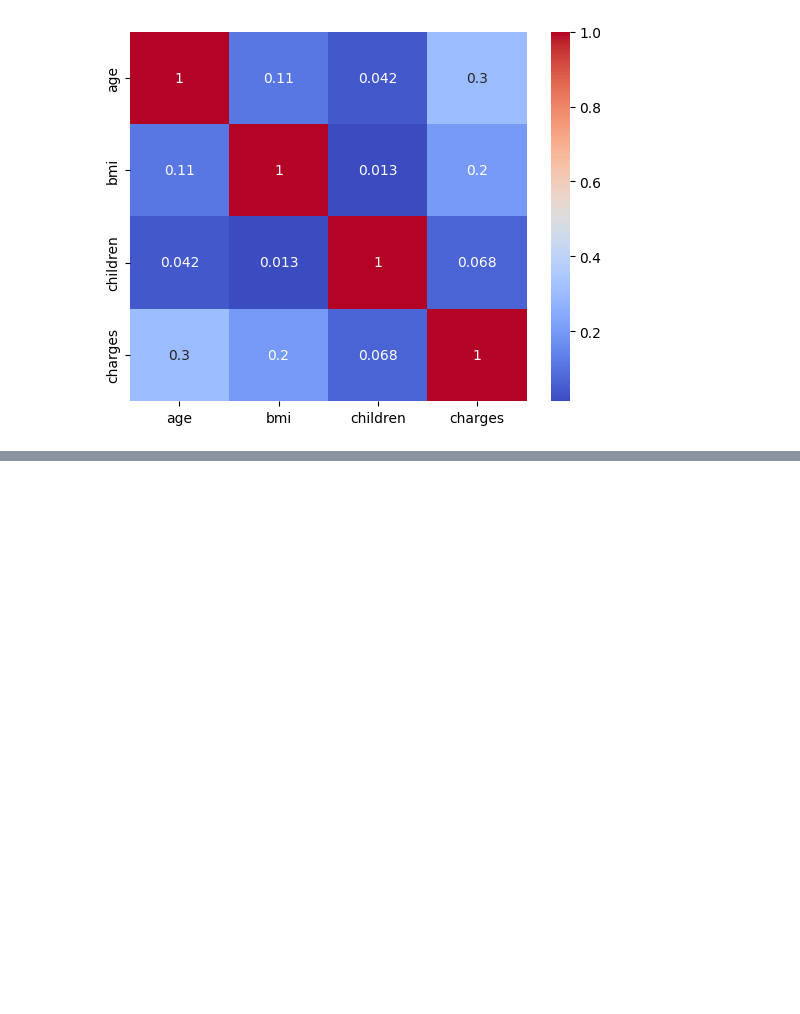
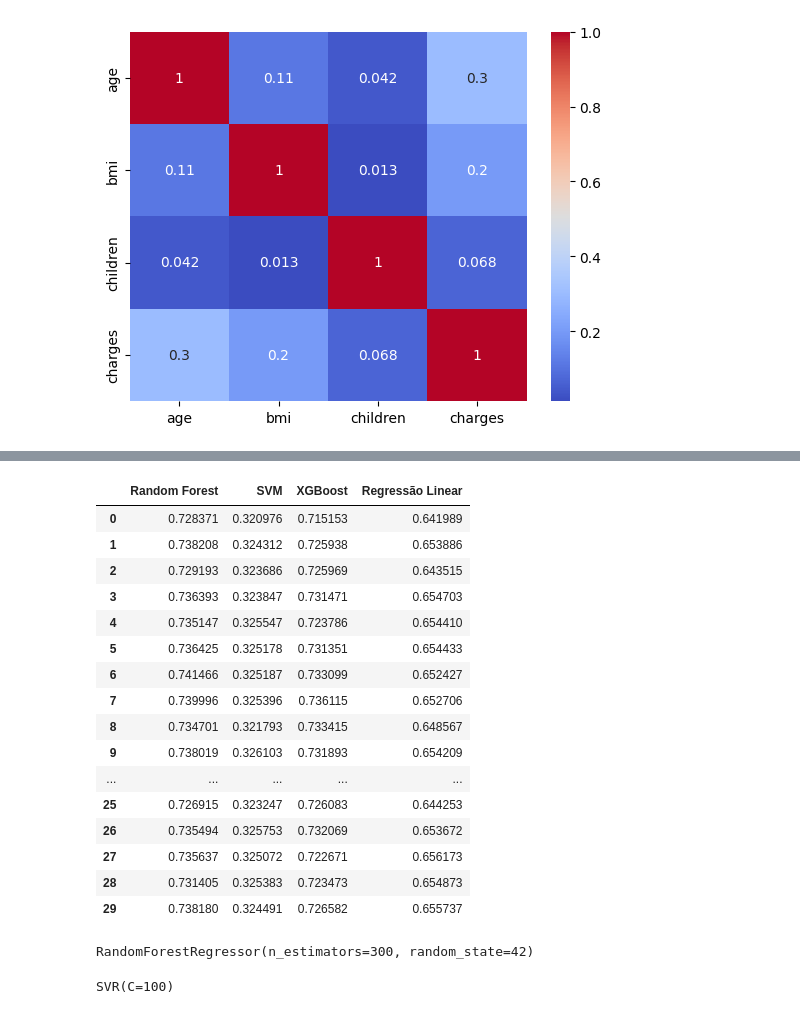
Before and after one commit to CarlosEduuu0/medical-cost-predict, a Jupyter notebook: anlysis.ipynb, the cells around one changed output, grey strips where cells are left out. Saved outputs shown, nothing was run; the diff lists cells and outputs as text; code cells hidden in the pictures; blank space fills up the shorter version.

```diff
--- a/anlysis.ipynb
+++ b/anlysis.ipynb
@@ -119,0 +197,9 @@ ModuleNotFoundError: No module named 'sklearn'
+# %%
+x_train, x_test, y_train, y_test = train_test_split(
+    x_scaled, y, test_size=0.2, random_state=42
+)
+# %%
+from xgboost import XGBRegressor
+
+xgb = XGBRegressor(n_estimators=500, learning_rate=0.05, max_depth=4, random_state=42)
+xgb.fit(x_train, y_train)
@@ -119,0 +218,28 @@ ModuleNotFoundError: No module named 'sklearn'
+# %%
+
+resultados_random_forest = []
+resultados_svm = []
+resultados_xgb = []
+resultados_regressao_linear = []
+
+for i in range(30):
+  print(i)
+
+  kfold = KFold(n_splits=10, shuffle=True, random_state=i)
+
+  arvore = RandomForestRegressor(n_estimators=300, max_depth=10, random_state=42)
+  scores = cross_val_score(arvore, x_scaled, y, cv = kfold)
+
+  resultados_random_forest.append(scores.mean())
+
+  svm = SVR(kernel="rbf", C=100, epsilon=0.1)
+  scores = cross_val_score(svm, x_scaled, y, cv = kfold)
+  resultados_svm.append(scores.mean())
+
+  xgb = XGBRegressor(n_estimators=500, learning_rate=0.05, max_depth=4, random_state=42)
+  scores = cross_val_score(xgb, x_scaled, y, cv = kfold)
+  resultados_xgb.append(scores.mean())
+
+  regressao_linear = LinearRegression()
+  scores = cross_val_score(regressao_linear, x_scaled, y, cv = kfold)
+  resultados_regressao_linear.append(scores.mean())
@@ -119,0 +264,40 @@ ModuleNotFoundError: No module named 'sklearn'
+# %%
+resutados =pd.DataFrame({
+    'Random Forest':resultados_random_forest,
+    'SVM':resultados_svm,
+    'XGBoost':resultados_xgb,
+    'Regressão Linear':resultados_regressao_linear
+})
+resutados
+# %% [output]
+|  | Random Forest | SVM | XGBoost | Regressão Linear |
+| 0 | 0.728371 | 0.320976 | 0.715153 | 0.641989 |
+| 1 | 0.738208 | 0.324312 | 0.725938 | 0.653886 |
+| 2 | 0.729193 | 0.323686 | 0.725969 | 0.643515 |
+| 3 | 0.736393 | 0.323847 | 0.731471 | 0.654703 |
+| 4 | 0.735147 | 0.325547 | 0.723786 | 0.654410 |
+| 5 | 0.736425 | 0.325178 | 0.731351 | 0.654433 |
+| 6 | 0.741466 | 0.325187 | 0.733099 | 0.652427 |
+| 7 | 0.739996 | 0.325396 | 0.736115 | 0.652706 |
+| 8 | 0.734701 | 0.321793 | 0.733415 | 0.648567 |
+| 9 | 0.738019 | 0.326103 | 0.731893 | 0.654209 |
+| ... | ... | ... | ... | ... |
+| 25 | 0.726915 | 0.323247 | 0.726083 | 0.644253 |
+| 26 | 0.735494 | 0.325753 | 0.732069 | 0.653672 |
+| 27 | 0.735637 | 0.325072 | 0.722671 | 0.656173 |
+| 28 | 0.731405 | 0.325383 | 0.723473 | 0.654873 |
+| 29 | 0.738180 | 0.324491 | 0.726582 | 0.655737 |
+# %%
+from sklearn.ensemble import RandomForestRegressor
+
+rf = RandomForestRegressor(n_estimators=300, random_state=42)
+rf.fit(x_train, y_train)
+# %% [output]
+RandomForestRegressor(n_estimators=300, random_state=42)
+# %%
+from sklearn.svm import SVR
+
+svm = SVR(kernel="rbf", C=100, epsilon=0.1)
+svm.fit(x_train , y_train)
+# %% [output]
+SVR(C=100)
```
Also changed, not shown: parts of 24 cells of this notebook, 3 other files.
